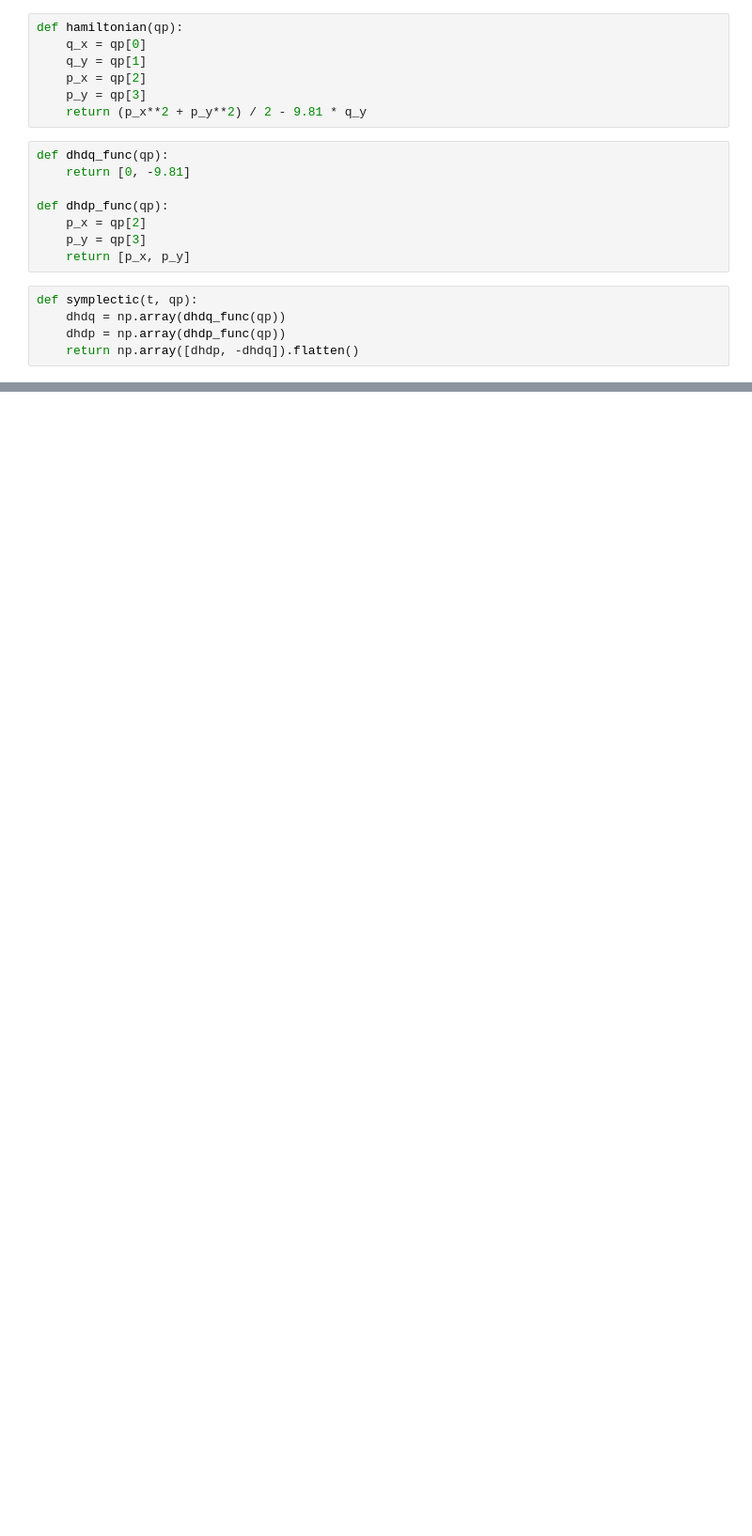
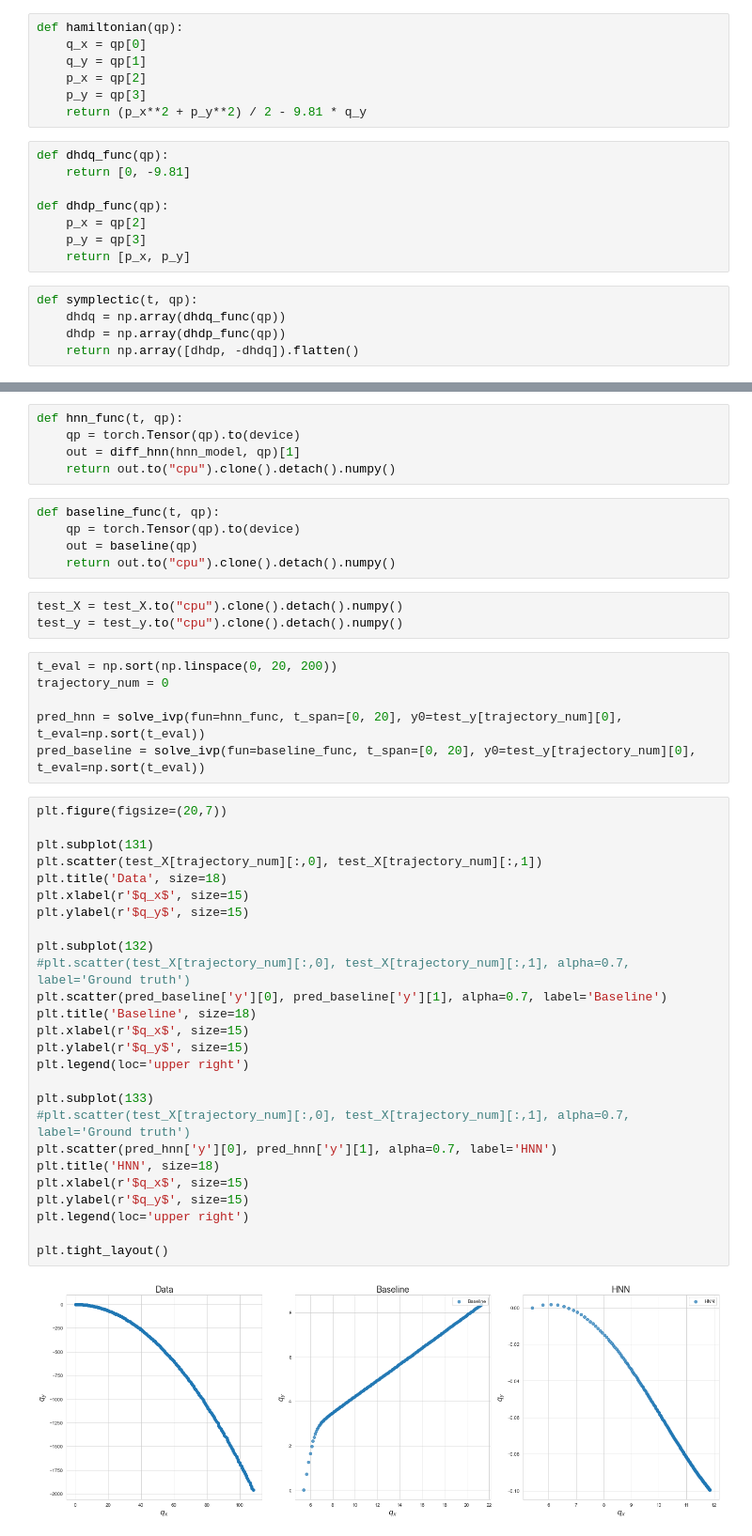
Before and after one commit to szmate00/elte_advanced_ml_lab, a Jupyter notebook: Project/horizontal_throw.ipynb, the cells around one changed output, grey strips where cells are left out. Shown at 94% size. Drawn from its saved outputs; the diff is of its cells as text; blank space fills up the shorter version.

```diff
--- a/Project/horizontal_throw.ipynb
+++ b/Project/horizontal_throw.ipynb
@@ -162,0 +192,47 @@ torch.Size([50, 2, 100, 2])
+# %%
+def hnn_func(t, qp):
+    qp = torch.Tensor(qp).to(device)
+    out = diff_hnn(hnn_model, qp)[1]
+    return out.to("cpu").clone().detach().numpy()
+# %%
+def baseline_func(t, qp):
+    qp = torch.Tensor(qp).to(device)
+    out = baseline(qp)
+    return out.to("cpu").clone().detach().numpy()
+# %%
+test_X = test_X.to("cpu").clone().detach().numpy()
+test_y = test_y.to("cpu").clone().detach().numpy()
+# %%
+t_eval = np.sort(np.linspace(0, 20, 200))
+trajectory_num = 0
+
+pred_hnn = solve_ivp(fun=hnn_func, t_span=[0, 20], y0=test_y[trajectory_num][0], t_eval=np.sort(t_eval))
+pred_baseline = solve_ivp(fun=baseline_func, t_span=[0, 20], y0=test_y[trajectory_num][0], t_eval=np.sort(t_eval))
+# %%
+plt.figure(figsize=(20,7))
+
+plt.subplot(131)
+plt.scatter(test_X[trajectory_num][:,0], test_X[trajectory_num][:,1])
+plt.title('Data', size=18)
+plt.xlabel(r'$q_x$', size=15)
+plt.ylabel(r'$q_y$', size=15)
+
+plt.subplot(132)
+#plt.scatter(test_X[trajectory_num][:,0], test_X[trajectory_num][:,1], alpha=0.7, label='Ground truth')
+plt.scatter(pred_baseline['y'][0], pred_baseline['y'][1], alpha=0.7, label='Baseline')
+plt.title('Baseline', size=18)
+plt.xlabel(r'$q_x$', size=15)
+plt.ylabel(r'$q_y$', size=15)
+plt.legend(loc='upper right')
+
+plt.subplot(133)
+#plt.scatter(test_X[trajectory_num][:,0], test_X[trajectory_num][:,1], alpha=0.7, label='Ground truth')
+plt.scatter(pred_hnn['y'][0], pred_hnn['y'][1], alpha=0.7, label='HNN')
+plt.title('HNN', size=18)
+plt.xlabel(r'$q_x$', size=15)
+plt.ylabel(r'$q_y$', size=15)
+plt.legend(loc='upper right')
+
+plt.tight_layout()
+# %% [output]
+[figure, added]
```
Also changed, not shown: parts of 23 cells of this notebook, 1 other file.
